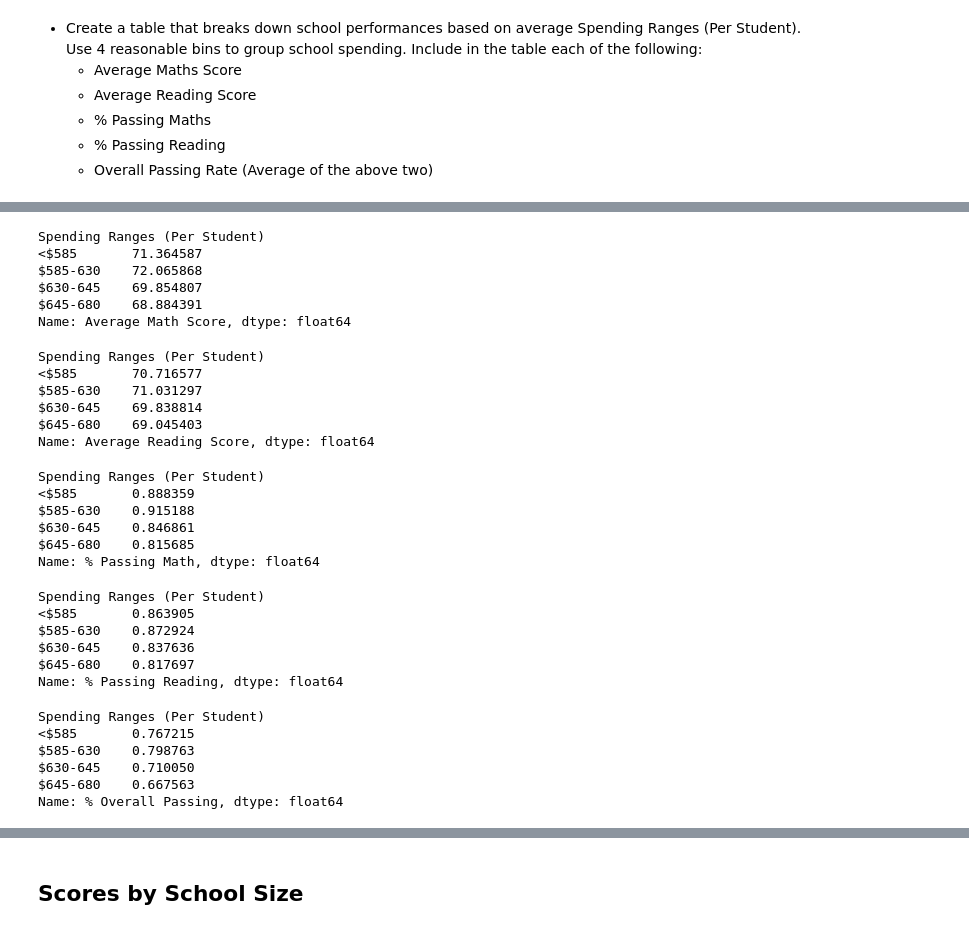
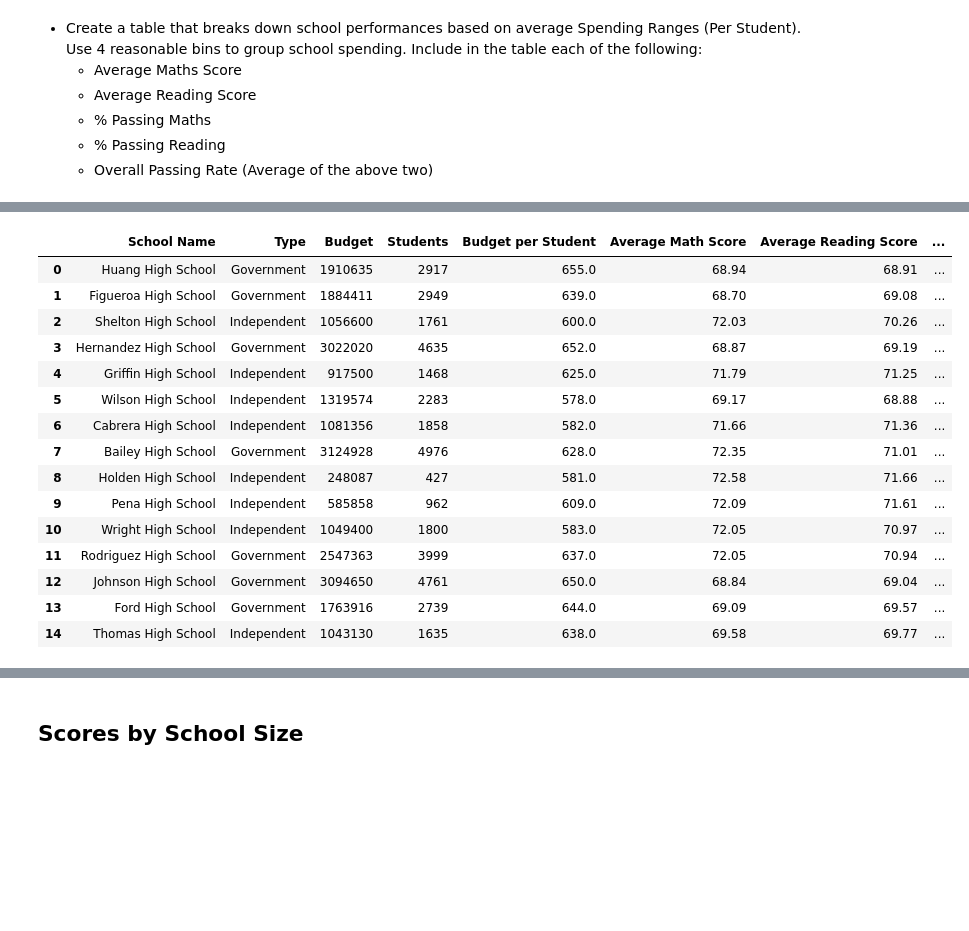
Before and after one commit to au-jr/pandas-challenge, a Jupyter notebook: PyCitySchools/PyCitySchools_starter.ipynb, the cells around one changed output, grey strips where cells are left out. Cells and saved outputs as stored; diff of their text form; code cells hidden in the pictures; blank space fills up the shorter version.

```diff
--- a/PyCitySchools/PyCitySchools_starter.ipynb
+++ b/PyCitySchools/PyCitySchools_starter.ipynb
@@ -569,5 +598,4 @@ spending_bins = [0, 585, 630, 645, 680]
 
 labels = ["<$585", "$585-630", "$630-645", "$645-680"]
 
-school_cut_per_spending_df["Spending Ranges (Per Student)"] = pd.cut(school_cut_per_spending_df["Budget per Student"], spending_bins, labels = labels, include_lowest=True)
-school_cut_per_spending_df
+spending_summary_df["Spending Ranges (Per Student)"] = pd.cut(spending_summary_df["Budget per Student"], spending_bins, labels = labels, include_lowest=True)
@@ -596,53 +602,19 @@ See the caveats in the documentation: https://pandas.pydata.org/pandas-docs/stab
-# %%
-spending_math_scores = school_cut_per_spending_df.groupby(["Spending Ranges (Per Student)"])["Average Math Score"].mean()
-spending_math_scores
-# %% [output]
-Spending Ranges (Per Student)
-<$585       71.364587
-$585-630    72.065868
-$630-645    69.854807
-$645-680    68.884391
-Name: Average Math Score, dtype: float64
-# %%
-spending_reading_scores = school_cut_per_spending_df.groupby(["Spending Ranges (Per Student)"])["Average Reading Score"].mean()
-spending_reading_scores
-# %% [output]
-Spending Ranges (Per Student)
-<$585       70.716577
-$585-630    71.031297
-$630-645    69.838814
-$645-680    69.045403
-Name: Average Reading Score, dtype: float64
-# %%
-spending_passing_math = school_cut_per_spending_df.groupby(["Spending Ranges (Per Student)"])["% Passing Math"].mean()
-
-spending_passing_math
-# %% [output]
-Spending Ranges (Per Student)
-<$585       0.888359
-$585-630    0.915188
-$630-645    0.846861
-$645-680    0.815685
-Name: % Passing Math, dtype: float64
-# %%
-spending_passing_reading = school_cut_per_spending_df.groupby(["Spending Ranges (Per Student)"])["% Passing Reading"].mean()
-
-spending_passing_reading
-# %% [output]
-Spending Ranges (Per Student)
-<$585       0.863905
-$585-630    0.872924
-$630-645    0.837636
-$645-680    0.817697
-Name: % Passing Reading, dtype: float64
-# %%
-overall_passing_spending = school_cut_per_spending_df.groupby(["Spending Ranges (Per Student)"])["% Overall Passing"].mean()
-
-overall_passing_spending
-# %% [output]
-Spending Ranges (Per Student)
-<$585       0.767215
-$585-630    0.798763
-$630-645    0.710050
-$645-680    0.667563
-Name: % Overall Passing, dtype: float64
+# %%
+spending_summary_df
+# %% [output]
+|  | School Name | Type | Budget | Students | Budget per Student | Average Math Score | Average Reading Score | ... |
+| 0 | Huang High School | Government | 1910635 | 2917 | 655.0 | 68.94 | 68.91 | ... |
+| 1 | Figueroa High School | Government | 1884411 | 2949 | 639.0 | 68.70 | 69.08 | ... |
+| 2 | Shelton High School | Independent | 1056600 | 1761 | 600.0 | 72.03 | 70.26 | ... |
+| 3 | Hernandez High School | Government | 3022020 | 4635 | 652.0 | 68.87 | 69.19 | ... |
+| 4 | Griffin High School | Independent | 917500 | 1468 | 625.0 | 71.79 | 71.25 | ... |
+| 5 | Wilson High School | Independent | 1319574 | 2283 | 578.0 | 69.17 | 68.88 | ... |
+| 6 | Cabrera High School | Independent | 1081356 | 1858 | 582.0 | 71.66 | 71.36 | ... |
+| 7 | Bailey High School | Government | 3124928 | 4976 | 628.0 | 72.35 | 71.01 | ... |
+| 8 | Holden High School | Independent | 248087 | 427 | 581.0 | 72.58 | 71.66 | ... |
+| 9 | Pena High School | Independent | 585858 | 962 | 609.0 | 72.09 | 71.61 | ... |
+| 10 | Wright High School | Independent | 1049400 | 1800 | 583.0 | 72.05 | 70.97 | ... |
+| 11 | Rodriguez High School | Government | 2547363 | 3999 | 637.0 | 72.05 | 70.94 | ... |
+| 12 | Johnson High School | Government | 3094650 | 4761 | 650.0 | 68.84 | 69.04 | ... |
+| 13 | Ford High School | Government | 1763916 | 2739 | 644.0 | 69.09 | 69.57 | ... |
+| 14 | Thomas High School | Independent | 1043130 | 1635 | 638.0 | 69.58 | 69.77 | ... |
```
Also changed, not shown: parts of 37 cells of this notebook, 2 other files.
